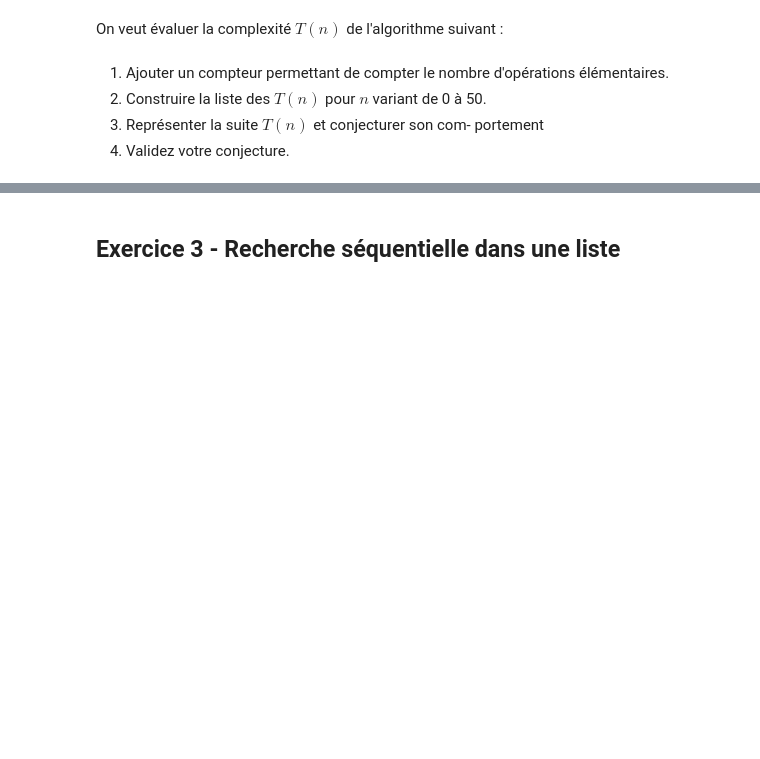
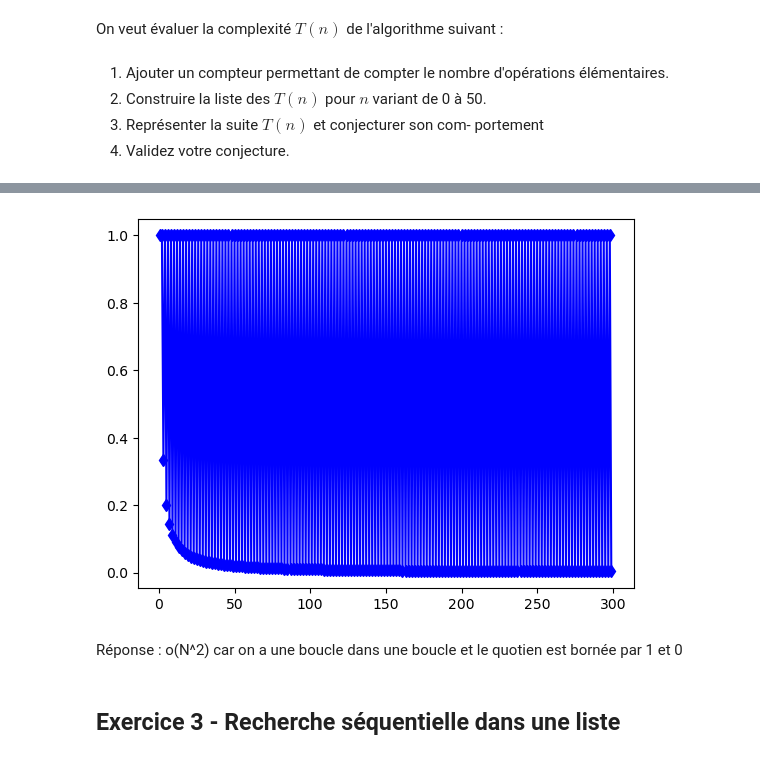
Before and after one commit to louismaillet/BUT1, a Jupyter notebook: Methode_Num/TP2_complexité.ipynb, the cells around one changed output, grey strips where cells are left out. Saved outputs shown, nothing was run; the diff lists cells and outputs as text; code cells hidden in the pictures; blank space fills up the shorter version.

```diff
--- a/Methode_Num/TP2_complexité.ipynb
+++ b/Methode_Num/TP2_complexité.ipynb
@@ -88,3 +111,12 @@ Réponse :
+# %%
+xn=range(1,300)
+qn=[T1(n)*1.0/n**2 for n in xn]
+plt.plot(xn,qn,'db-')
+plt.show()
+# %% [output]
+[figure, added]
+# %% [markdown]
+Réponse : o(N^2) car on a une boucle dans une boucle et le quotien est bornée par 1 et 0
 # %% [markdown]
 ## Exercice 3 - Recherche séquentielle dans une liste
 # %% [markdown]
```
Also changed, not shown: parts of 10 cells of this notebook.
